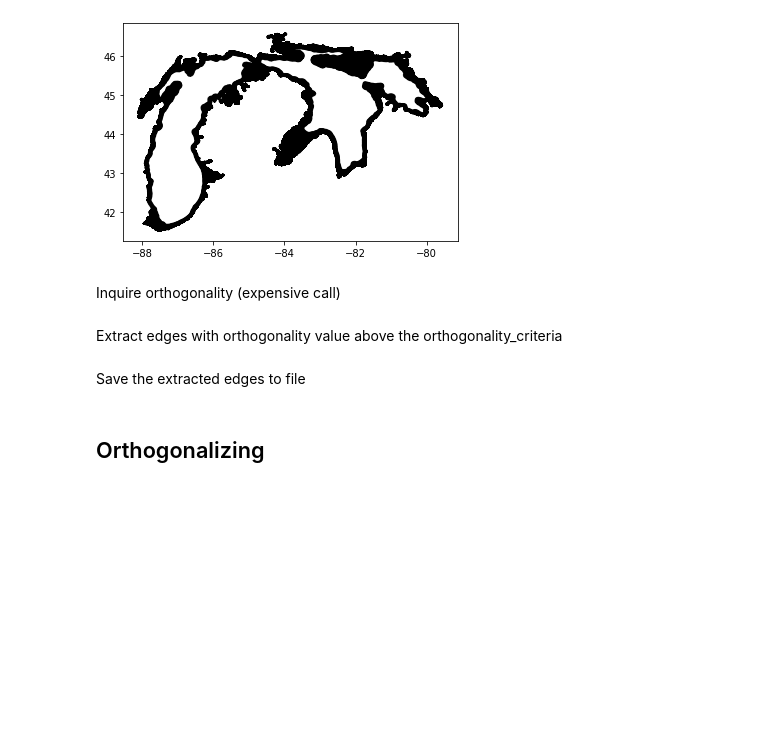
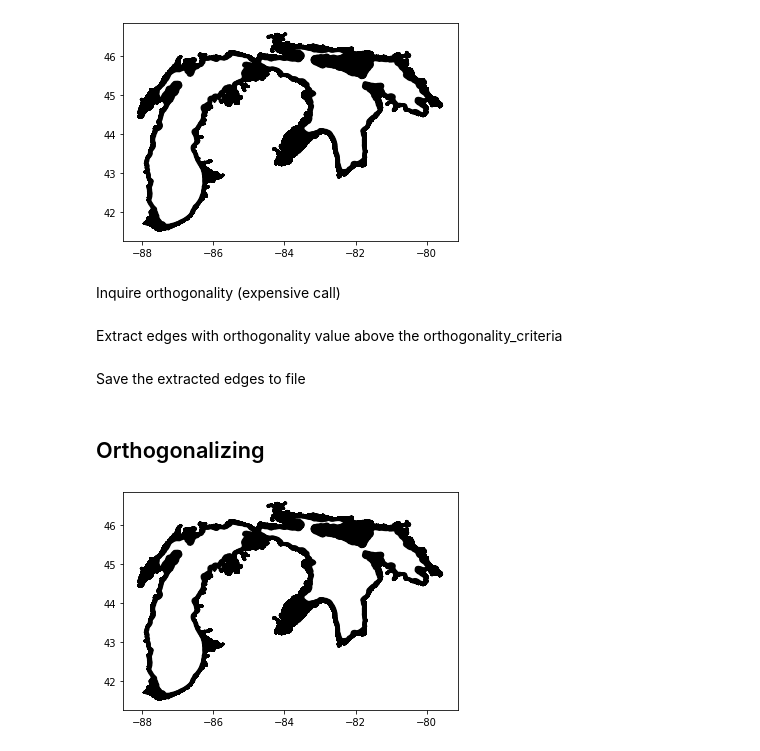
Before and after one commit to Deltares/MeshKernelPy, a Jupyter notebook: docs/examples/08_mesh2d_orthogonalization.ipynb, the cells around one changed output. Saved outputs shown, nothing was run; the diff lists cells and outputs as text; code cells hidden in the pictures; blank space fills up the shorter version.

```diff
--- a/docs/examples/08_mesh2d_orthogonalization.ipynb
+++ b/docs/examples/08_mesh2d_orthogonalization.ipynb
@@ -70,3 +70,10 @@ mk.mesh2d_compute_orthogonalization(project_to_land_boundary_option=0,
                                     orthogonalization_parameters=OrthogonalizationParameters(outer_iterations=1),
                                     selecting_polygon=selecting_polygon,
                                     land_boundaries=land_boundaries)
+# %%
+mesh2d_output = mk.mesh2d_get()
+# %%
+fig, ax = plt.subplots()
+mesh2d_output.plot_edges(ax, color="black")
+# %% [output]
+[figure, added]
```
